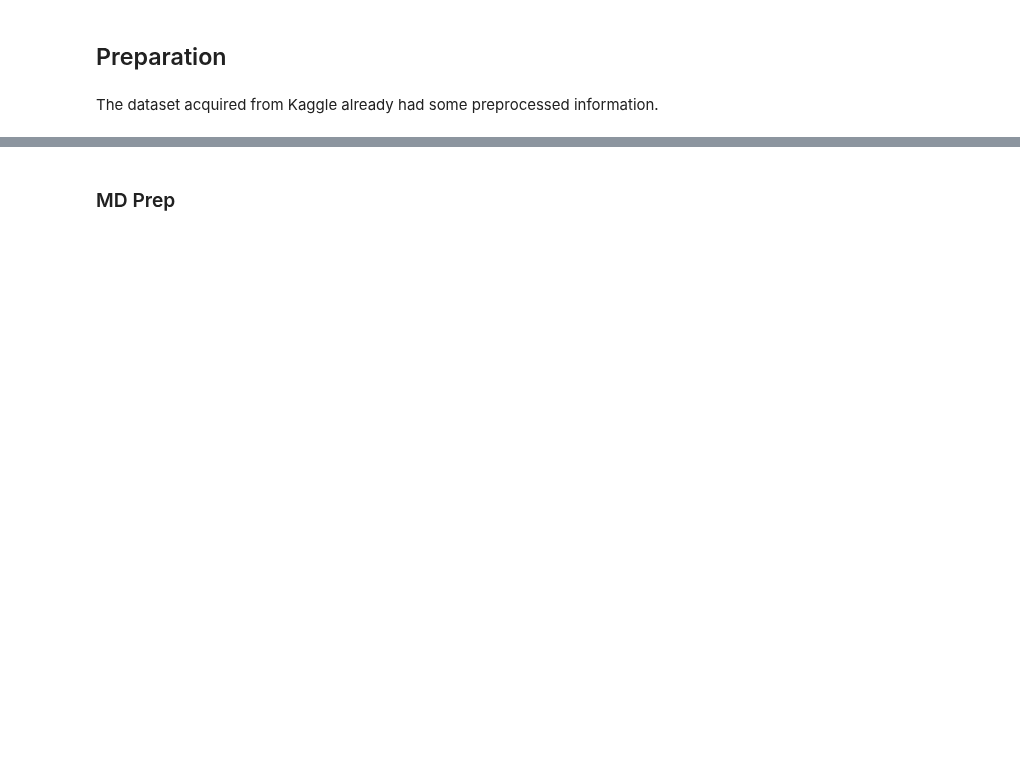
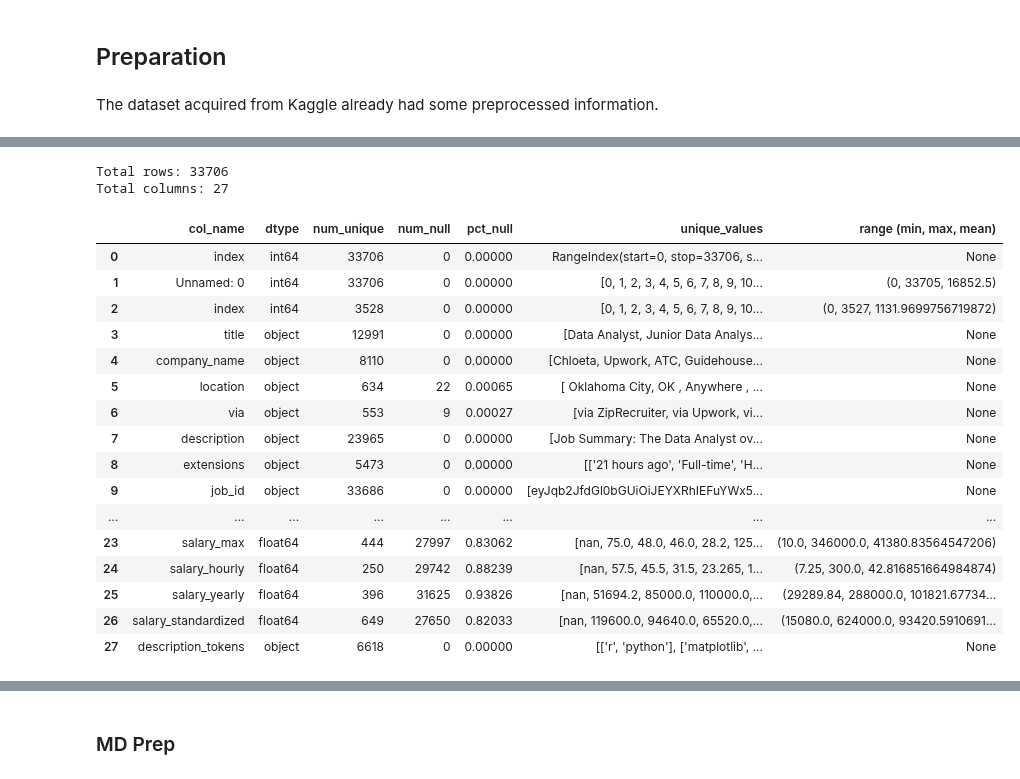
Before and after one commit to Decoding-Data-Jobs/data-jobs-project, a Jupyter notebook: schmitz_working/schmitz_draft.ipynb, the cells around one changed output, grey strips where cells are left out. Cells and saved outputs as stored; diff of their text form; code cells hidden in the pictures; blank space fills up the shorter version.

```diff
--- a/schmitz_working/schmitz_draft.ipynb
+++ b/schmitz_working/schmitz_draft.ipynb
@@ -327,19 +248,0 @@ for rate, multiplier in salary_rate_conversion.items():
-# %%
-# Extract a subset of data to verify the results
-salary_df = jobs_all[~jobs_all.salary.isnull()]
-columns_to_display = [
-    "company_name",
-    "salary",
-    "salary_pay",
-    "salary_rate",
-    "salary_avg",
-    "salary_min",
-    "salary_max",
-    "salary_standardized",
-    "salary_hourly",
-    "salary_yearly",
-]
-salary_df = salary_df[columns_to_display]
-# Set display options for pandas DataFrame
-pd.set_option("display.max_rows", salary_df.shape[0] + 1)
-salary_df.head(10)
@@ -675,0 +249,22 @@ jobs_all.sample()
+# %%
+check_columns(jobs_df)
+# %% [output]
+Total rows: 33706
+Total columns: 27
+|  | col_name | dtype | num_unique | num_null | pct_null | unique_values | range (min, max, mean) |
+| 0 | index | int64 | 33706 | 0 | 0.00000 | RangeIndex(start=0, stop=33706, s... | None |
+| 1 | Unnamed: 0 | int64 | 33706 | 0 | 0.00000 | [0, 1, 2, 3, 4, 5, 6, 7, 8, 9, 10... | (0, 33705, 16852.5) |
+| 2 | index | int64 | 3528 | 0 | 0.00000 | [0, 1, 2, 3, 4, 5, 6, 7, 8, 9, 10... | (0, 3527, 1131.9699756719872) |
+| 3 | title | object | 12991 | 0 | 0.00000 | [Data Analyst, Junior Data Analys... | None |
+| 4 | company_name | object | 8110 | 0 | 0.00000 | [Chloeta, Upwork, ATC, Guidehouse... | None |
+| 5 | location | object | 634 | 22 | 0.00065 | [ Oklahoma City, OK , Anywhere , ... | None |
+| 6 | via | object | 553 | 9 | 0.00027 | [via ZipRecruiter, via Upwork, vi... | None |
+| 7 | description | object | 23965 | 0 | 0.00000 | [Job Summary: The Data Analyst ov... | None |
+| 8 | extensions | object | 5473 | 0 | 0.00000 | [['21 hours ago', 'Full-time', 'H... | None |
+| 9 | job_id | object | 33686 | 0 | 0.00000 | [eyJqb2JfdGl0bGUiOiJEYXRhIEFuYWx5... | None |
+| ... | ... | ... | ... | ... | ... | ... | ... |
+| 23 | salary_max | float64 | 444 | 27997 | 0.83062 | [nan, 75.0, 48.0, 46.0, 28.2, 125... | (10.0, 346000.0, 41380.83564547206) |
+| 24 | salary_hourly | float64 | 250 | 29742 | 0.88239 | [nan, 57.5, 45.5, 31.5, 23.265, 1... | (7.25, 300.0, 42.816851664984874) |
+| 25 | salary_yearly | float64 | 396 | 31625 | 0.93826 | [nan, 51694.2, 85000.0, 110000.0,... | (29289.84, 288000.0, 101821.67734... |
+| 26 | salary_standardized | float64 | 649 | 27650 | 0.82033 | [nan, 119600.0, 94640.0, 65520.0,... | (15080.0, 624000.0, 93420.5910691... |
+| 27 | description_tokens | object | 6618 | 0 | 0.00000 | [['r', 'python'], ['matplotlib', ... | None |
```
Also changed, not shown: parts of 68 cells of this notebook.
